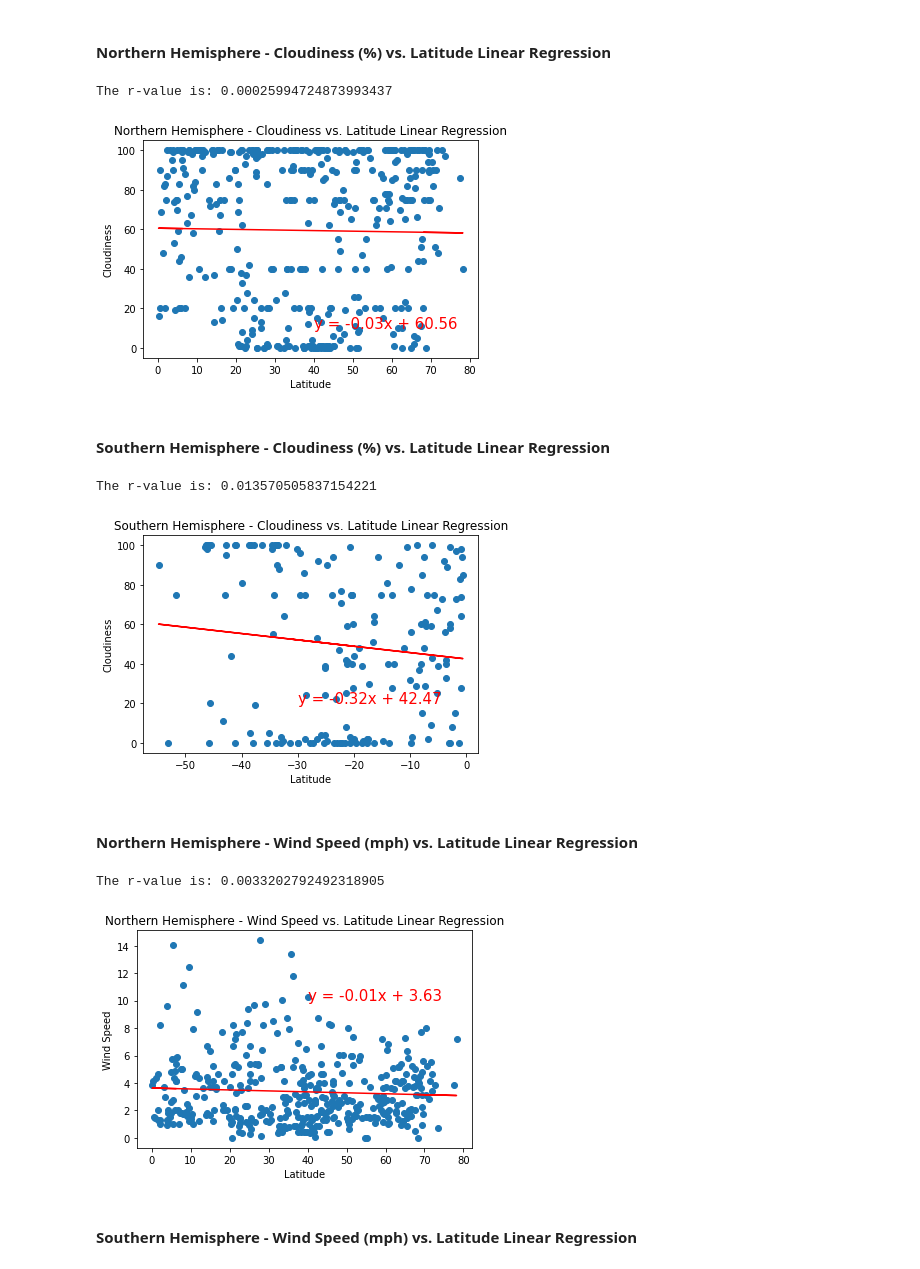
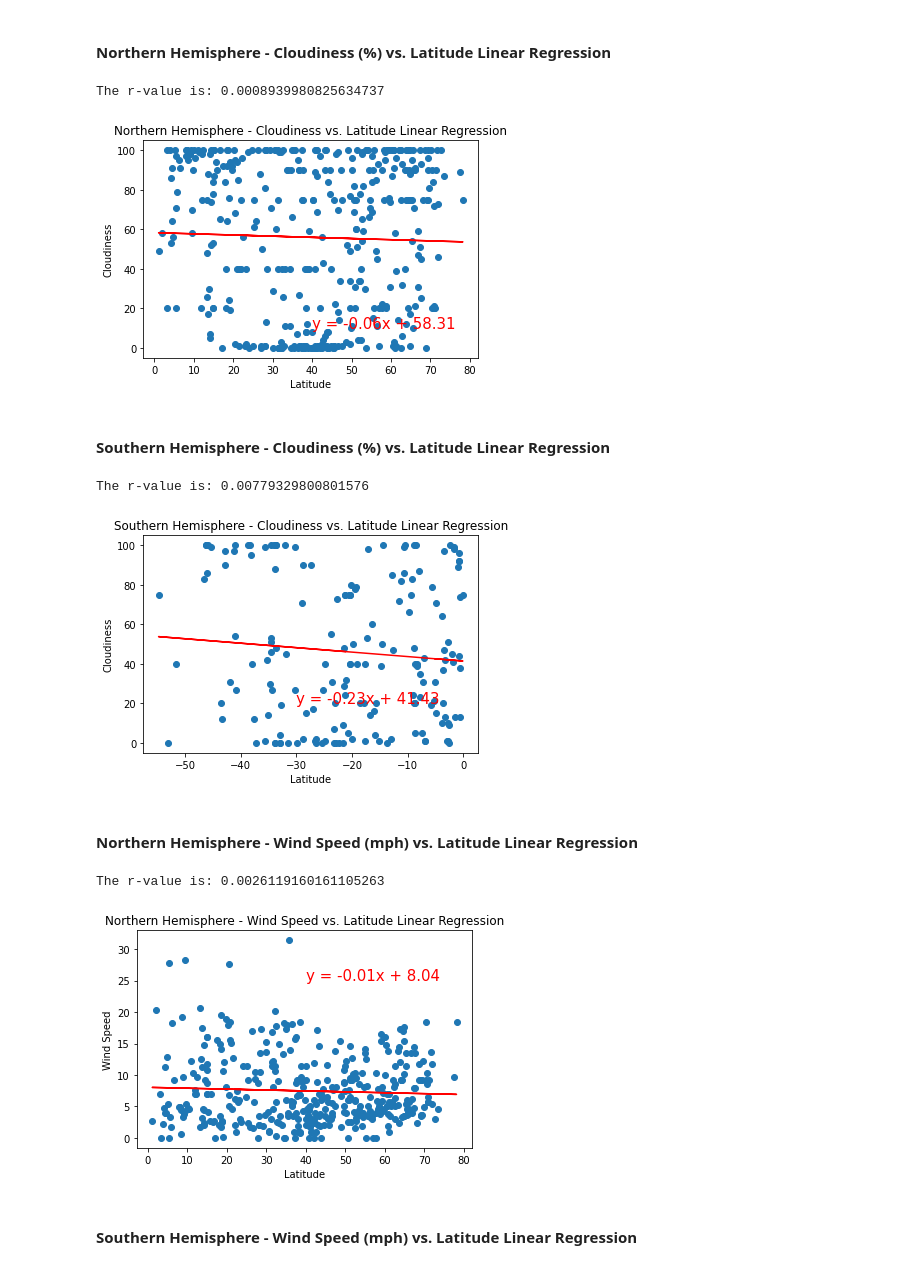
Before and after one commit to Benmonty25/python-api-challenge, a Jupyter notebook: WeatherPy/WeatherPy.ipynb, the cells around one changed output. Cells and saved outputs as stored; diff of their text form; code cells hidden in the pictures.

```diff
--- a/WeatherPy/WeatherPy.ipynb
+++ b/WeatherPy/WeatherPy.ipynb
@@ -56,7 +56,7 @@ len(cities)
 # %%
 # Pulling Cities list using API
 units = 'Imperial'
-url = "http://api.openweathermap.org/data/2.5/weather?units=Imperial"
+url = "http://api.openweathermap.org/data/2.5/weather?"
 query_url = url +"units=" + units + "&appid=" + weather_api_key + "&q="
 
 x=1
@@ -358,8 +358,8 @@ plt.title ("Northern Hemisphere - Cloudiness vs. Latitude Linear Regression")
 print(f"The r-value is: {rvalue**2}")
 plt.show()
 # %% [output]
-The r-value is: 0.00025994724873993437
+The r-value is: 0.0008939980825634737
-[figure, old version]
+[figure, new version]
 # %% [markdown]
 ####  Southern Hemisphere - Cloudiness (%) vs. Latitude Linear Regression
 # %%
@@ -379,29 +379,29 @@ plt.title ("Southern Hemisphere - Cloudiness vs. Latitude Linear Regression")
 print(f"The r-value is: {rvalue**2}")
 plt.show()
 # %% [output]
-The r-value is: 0.013570505837154221
+The r-value is: 0.00779329800801576
-[figure, old version]
+[figure, new version]
 # %% [markdown]
 ####  Northern Hemisphere - Wind Speed (mph) vs. Latitude Linear Regression
 # %%
 x_values = northhem_df['Latitude']
 y_values = northhem_df['Wind Speed']
 
 (slope,intercept,rvalue,pvalue,stderr) = linregress (x_values,y_values)
 regress_values = x_values * slope + intercept
 line_eq = "y = " + str(round(slope,2)) + "x + " + str(round(intercept,2))
 
 plt.scatter(x_values, y_values, marker="o")
 plt.plot (x_values,regress_values, color = "red")
-plt.annotate (line_eq, (40,10), fontsize = 15, color="red")
+plt.annotate (line_eq, (40,25), fontsize = 15, color="red")
 plt.xlabel("Latitude")
 plt.ylabel ("Wind Speed")
 plt.title ("Northern Hemisphere - Wind Speed vs. Latitude Linear Regression")
 print(f"The r-value is: {rvalue**2}")
 plt.show()
 # %% [output]
-The r-value is: 0.0033202792492318905
+The r-value is: 0.0026119160161105263
-[figure, old version]
+[figure, new version]
 # %% [markdown]
 ####  Southern Hemisphere - Wind Speed (mph) vs. Latitude Linear Regression
 # %%
```
Also changed, not shown: parts of 15 cells of this notebook, 10 other files.
